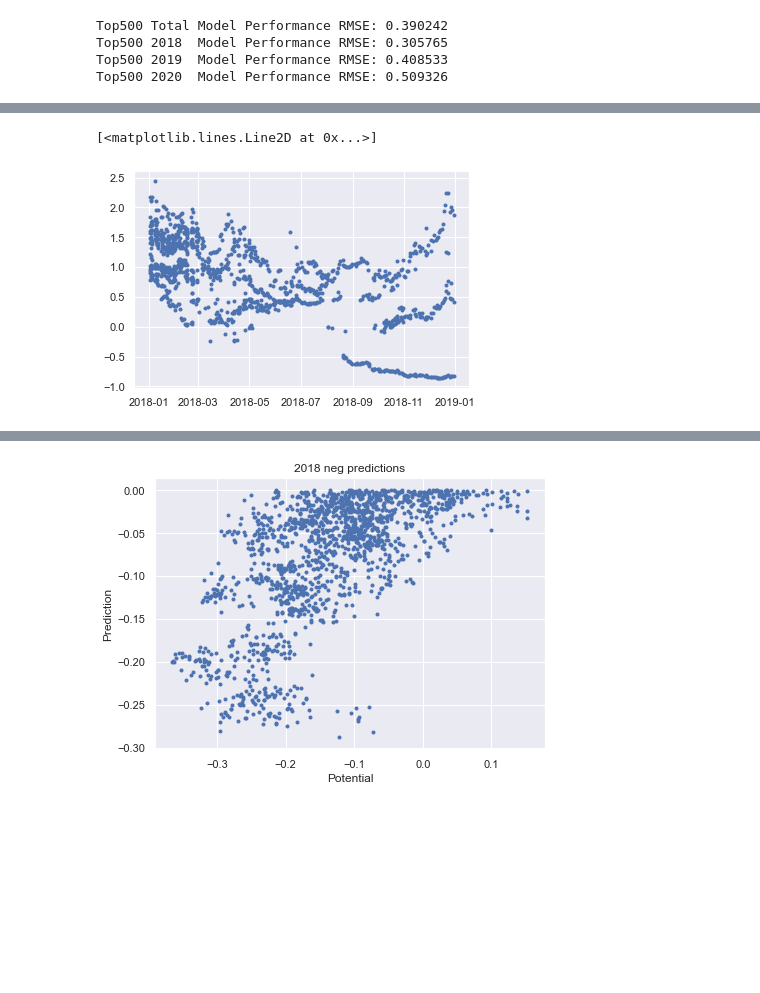
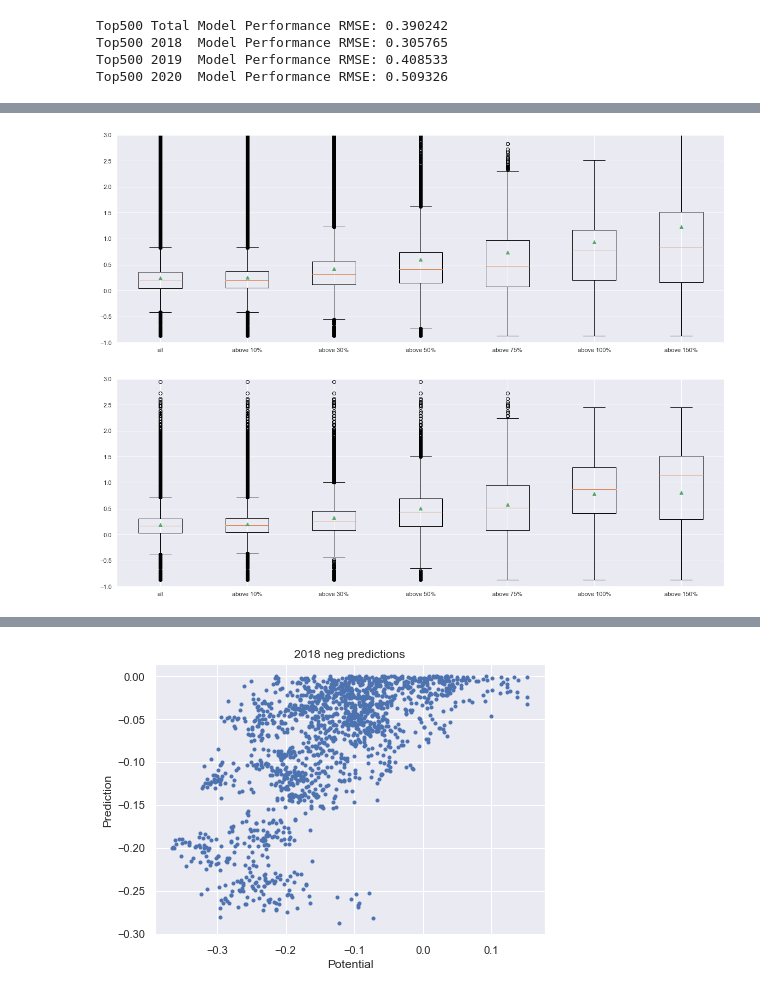
Before and after one commit to HansjoergW/bfh_mt_hs2020_robo_advisor, a Jupyter notebook: 04_train_with_more_companies.ipynb, the cells around one changed output, grey strips where cells are left out. Drawn from its saved outputs; the diff is of its cells as text; code cells hidden in the pictures; blank space fills up the shorter version.

```diff
--- a/04_train_with_more_companies.ipynb
+++ b/04_train_with_more_companies.ipynb
@@ -263,6 +285,15 @@ def create_groups(df:pd.DataFrame) -> List[pd.DataFrame]:
     return data_sets
 
 group_labels = ['all', 'above 10%', 'above 30%','above 50%','above 75%','above 100%','above 150%']
+# %%
+def draw_box(list_df:List[pd.DataFrame]):
+    data = [x.r_potential.tolist() for x in list_df]
+
+    fig, ax = plt.subplots(figsize=(20,7))
+    ax.boxplot(data, showmeans=True)
+    ax.set_ylim(-1,3)
+    plt.xticks(np.arange(len(group_labels))+1, group_labels)
+    plt.show()
 # %% [markdown]
 ### Overall
 # %%
@@ -346,5 +364,13 @@ plt.show()
-# %%
-plt.plot( groups_2018[5].Date, groups_2018[5].r_potential, ".")
-# %% [output]
-[<matplotlib.lines.Line2D at 0x...>]
-[figure, removed]
+# %%
+groups_top500_all = create_groups(df_top500)
+groups_top500_2018 = create_groups(df_top500_2018)
+groups_top500_2019 = create_groups(df_top500_2019)
+groups_top500_2020 = create_groups(df_top500_2020)
+# %%
+draw_box(groups_top500_all)
+# %% [output]
+[figure, added]
+# %%
+draw_box(groups_top500_2018)
+# %% [output]
+[figure, added]
```
Also changed, not shown: parts of 26 cells of this notebook.
